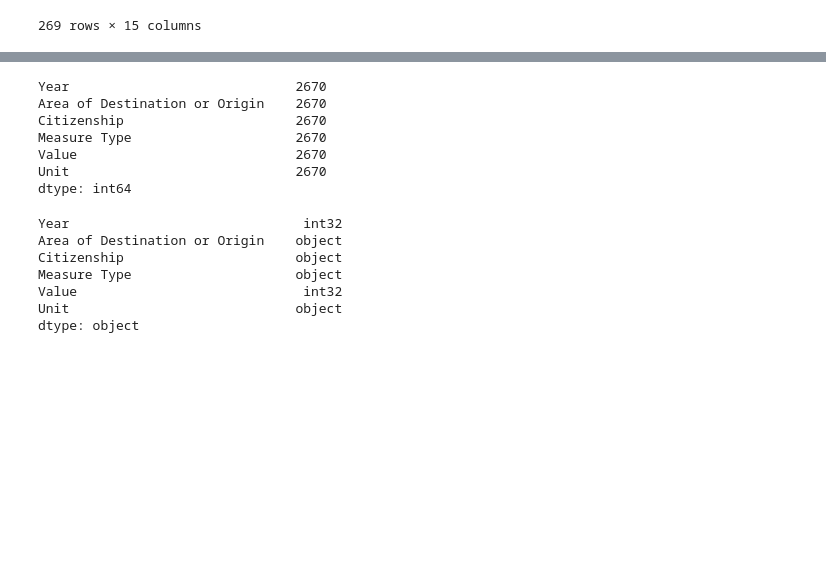
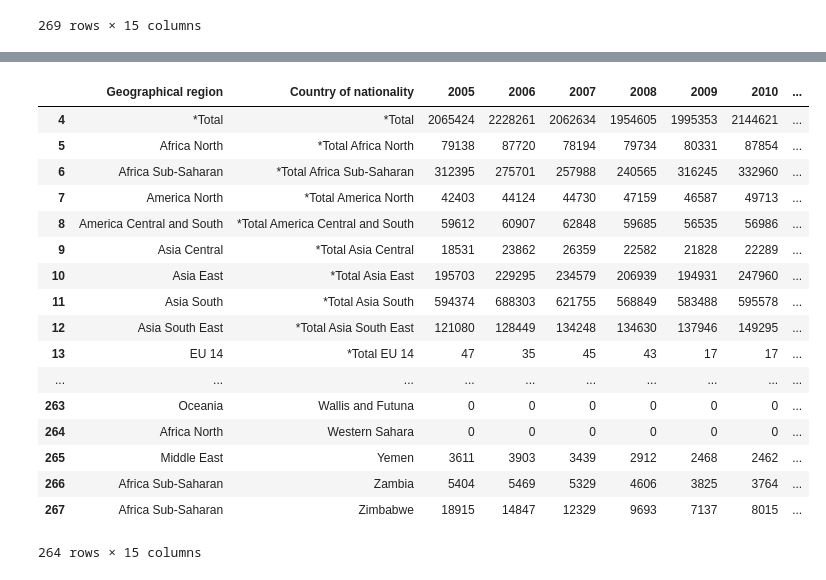
Before and after one commit to GSS-Cogs/HO-entry-visas, a Jupyter notebook: Entry clearance visas granted by country of nationality(Vi_05).ipynb, the cells around one changed output, grey strips where cells are left out. Drawn from its saved outputs; the diff is of its cells as text; code cells hidden in the pictures; blank space fills up the shorter version.

```diff
--- a/Entry clearance visas granted by country of nationality(Vi_05).ipynb
+++ b/Entry clearance visas granted by country of nationality(Vi_05).ipynb
@@ -6,21 +3,28 @@ metadata = scrape('https://www.gov.uk/government/statistics/immigration-statisti
 # %%
-import pyexcel
-from io import BytesIO
+def is_interactive():
+    import __main__ as main
+    return not hasattr(main, '__file__')
 
-ods_files = [f for f in metadata['files']
-             if f['type'] == 'ODS' and
-             f['title'] == 'Entry clearance visas granted outside the UK data tables immigration statistics October to December 2017 volume 1']
-assert len(ods_files) == 1, 'Should be exactly one matching ODS file'
+if is_interactive():
+    %run lib/scrape_govuk.ipynb
+    metadata = scrape('https://www.gov.uk/government/statistics/immigration-statistics-october-to-december-2017-data-tables')
+    import pyexcel
+    from io import BytesIO
 
-ods_url = ods_files[0]['url']
-ods_title = ods_files[0]['title']
+    ods_files = [f for f in metadata['files']
+                 if f['type'] == 'ODS' and
+                 f['title'] == 'Entry clearance visas granted outside the UK data tables immigration statistics October to December 2017 volume 1']
+    assert len(ods_files) == 1, 'Should be exactly one matching ODS file'
 
-ods_file = BytesIO(session.get(ods_files[0]['url']).content)
+    ods_url = ods_files[0]['url']
+    ods_title = ods_files[0]['title']
 
-data = pyexcel.get_sheet(file_content=ods_file, file_type='ods', sheet_name='vi_05')
+    ods_file = BytesIO(session.get(ods_files[0]['url']).content)
+
+    data = pyexcel.get_sheet(file_content=ods_file, file_type='ods', sheet_name='vi_05')
 # %%
-df = pd.DataFrame(data.get_array())
-df
+sheet = pd.DataFrame(data.get_array())
+sheet
 # %% [output]
 |  | 0 | 1 | 2 | 3 | 4 | 5 | 6 | 7 | 8 | 9 | 10 | ... |
 | 0 | Table vi_05: Entry clearance visa... |  |  |  |  |  |  |  |  |  |  | ... |
@@ -188,20 +47,24 @@ writeMetadata(metadata,
-# %%
-new_table.count()
-# %% [output]
-Year                             2670
-Area of Destination or Origin    2670
-Citizenship                      2670
-Measure Type                     2670
-Value                            2670
-Unit                             2670
-dtype: int64
-# %%
-new_table.dtypes
-# %% [output]
-Year                              int32
-Area of Destination or Origin    object
-Citizenship                      object
-Measure Type                     object
-Value                             int32
-Unit                             object
-dtype: object
+# %%
+sheet.rename(columns=sheet.iloc[3], inplace=True)
+sheet.drop([0,1,2,3], inplace=True)
+sheet.drop(sheet.index[sheet['Geographical region'] == ''], inplace=True)
+sheet
+# %% [output]
+|  | Geographical region | Country of nationality | 2005 | 2006 | 2007 | 2008 | 2009 | 2010 | ... |
+| 4 | *Total | *Total | 2065424 | 2228261 | 2062634 | 1954605 | 1995353 | 2144621 | ... |
+| 5 | Africa North | *Total Africa North | 79138 | 87720 | 78194 | 79734 | 80331 | 87854 | ... |
+| 6 | Africa Sub-Saharan | *Total Africa Sub-Saharan | 312395 | 275701 | 257988 | 240565 | 316245 | 332960 | ... |
+| 7 | America North | *Total America North | 42403 | 44124 | 44730 | 47159 | 46587 | 49713 | ... |
+| 8 | America Central and South | *Total America Central and South | 59612 | 60907 | 62848 | 59685 | 56535 | 56986 | ... |
+| 9 | Asia Central | *Total Asia Central | 18531 | 23862 | 26359 | 22582 | 21828 | 22289 | ... |
+| 10 | Asia East | *Total Asia East | 195703 | 229295 | 234579 | 206939 | 194931 | 247960 | ... |
+| 11 | Asia South | *Total Asia South | 594374 | 688303 | 621755 | 568849 | 583488 | 595578 | ... |
+| 12 | Asia South East | *Total Asia South East | 121080 | 128449 | 134248 | 134630 | 137946 | 149295 | ... |
+| 13 | EU 14 | *Total EU 14 | 47 | 35 | 45 | 43 | 17 | 17 | ... |
+| ... | ... | ... | ... | ... | ... | ... | ... | ... | ... |
+| 263 | Oceania | Wallis and Futuna | 0 | 0 | 0 | 0 | 0 | 0 | ... |
+| 264 | Africa North | Western Sahara | 0 | 0 | 0 | 0 | 0 | 0 | ... |
+| 265 | Middle East | Yemen | 3611 | 3903 | 3439 | 2912 | 2468 | 2462 | ... |
+| 266 | Africa Sub-Saharan | Zambia | 5404 | 5469 | 5329 | 4606 | 3825 | 3764 | ... |
+| 267 | Africa Sub-Saharan | Zimbabwe | 18915 | 14847 | 12329 | 9693 | 7137 | 8015 | ... |
+264 rows × 15 columns
```
Also changed, not shown: parts of 31 cells of this notebook, 2 other files.
